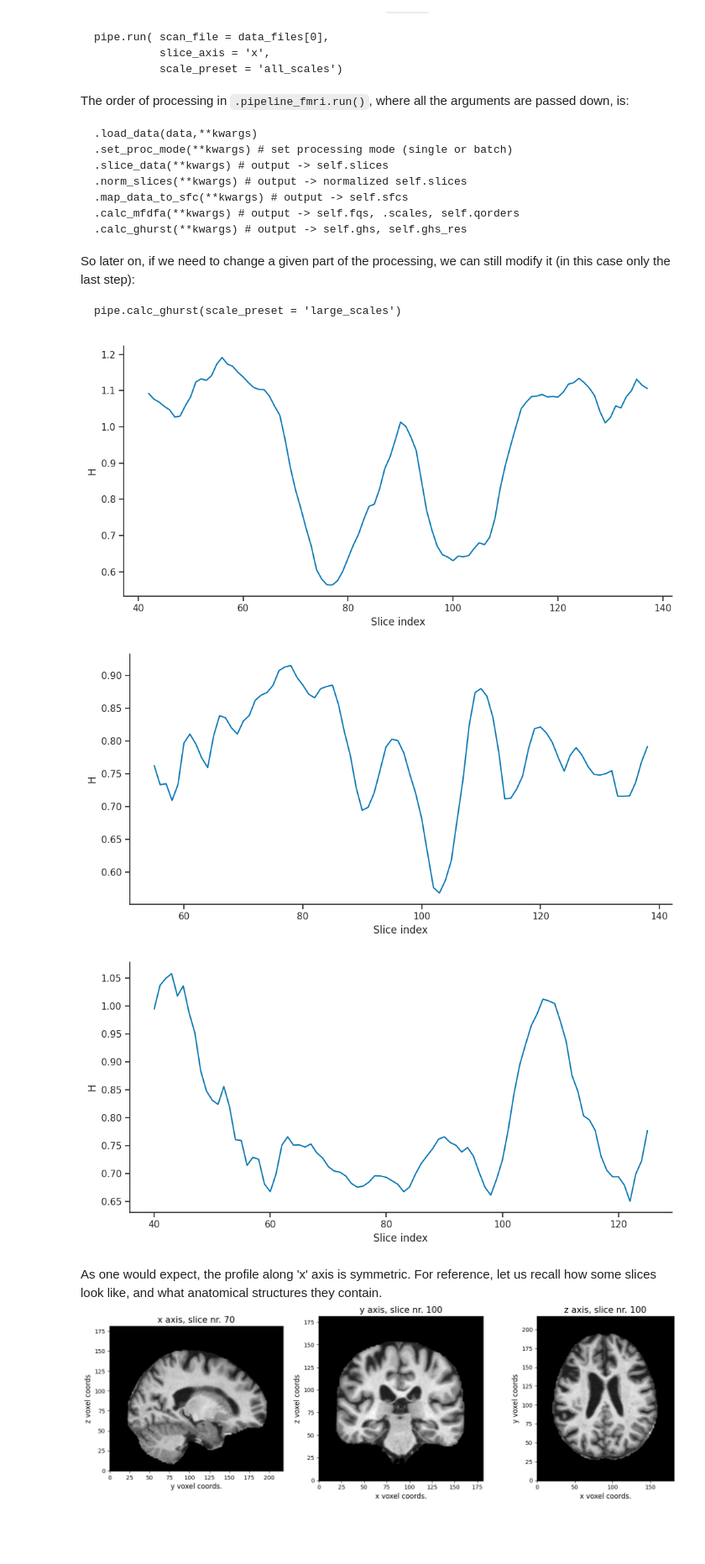
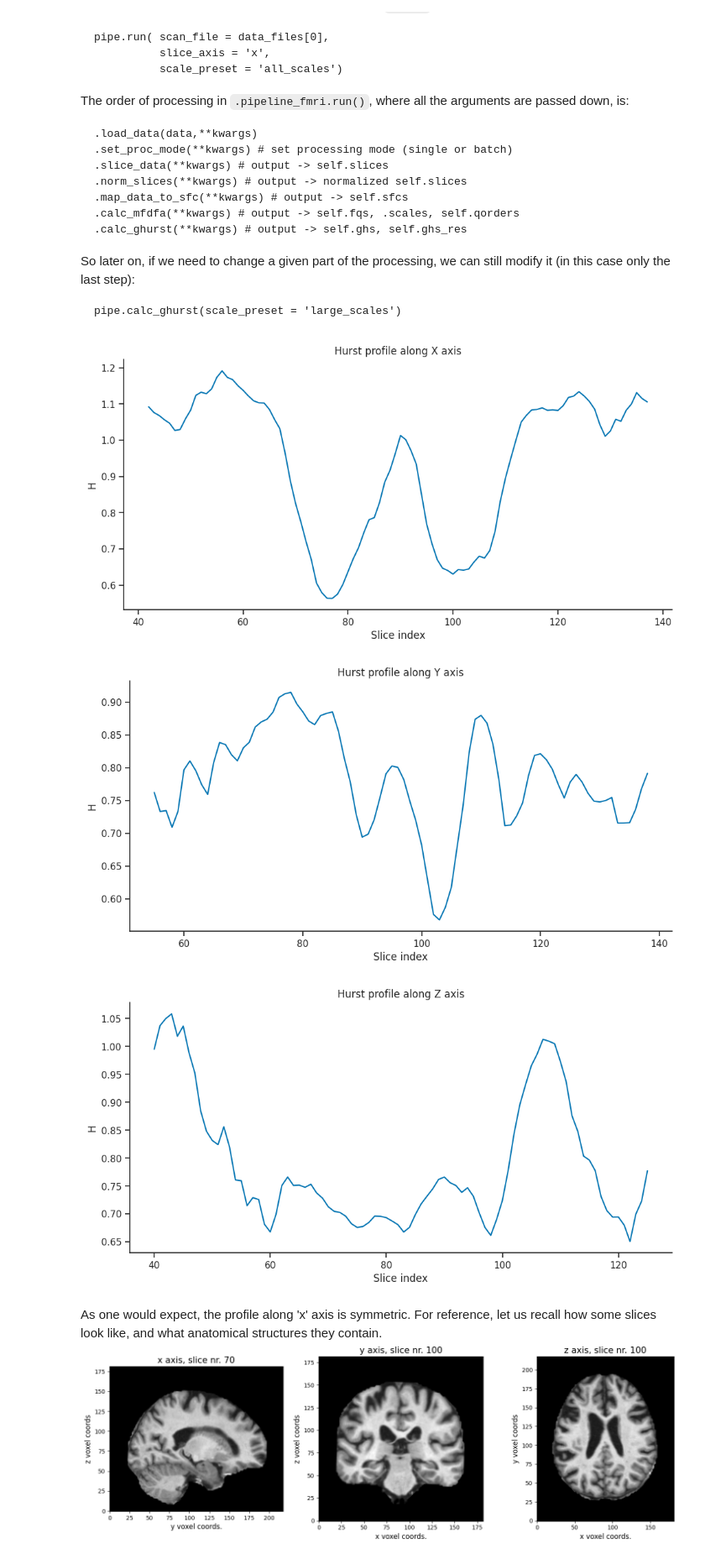
Before and after one commit to Mark-Kac-Center/MFSCA, a Jupyter notebook: Workshop.ipynb, the cells around one changed output. Shown at 84% size. Drawn from its saved outputs; the diff is of its cells as text; code cells hidden in the pictures; blank space fills up the shorter version.

```diff
--- a/Workshop.ipynb
+++ b/Workshop.ipynb
@@ -719,24 +656,23 @@ for axis in axes:
         })
 
 data_df = pd.DataFrame(profiles)
-
-
-# Create separate lineplots for each axis
-for axis in axes:
-    g = sns.relplot(
-        data=data_df[data_df["axis"] == axis],
-        x="slice_ix",
-        y="hurst_value",
-        kind="line",
-        aspect=2
-    )
-    g.set_axis_labels("Slice index", "H")
-    g.set_titles(f"Hurst profile along {axis.upper()} axis")
-    plt.show()
-# %% [output]
-[figure, removed]
-[figure, removed]
-[figure, removed]
+# %%
+# Create separate lineplots for each axis
+for axis in axes:
+    g = sns.relplot(
+        data=data_df[data_df["axis"] == axis],
+        x="slice_ix",
+        y="hurst_value",
+        kind="line",
+        aspect=2
+    )
+    g.set_axis_labels("Slice index", "H")
+    g.ax.set_title(f"Hurst profile along {axis.upper()} axis")
+    plt.show()
+# %% [output]
+[figure, added]
+[figure, added]
+[figure, added]
 # %% [markdown]
 As one would expect, the profile along 'x' axis is symmetric. For reference, let us recall how some slices look like, and what anatomical structures they contain.
 ![image.png](embedded-picture-1)
```
Also changed, not shown: parts of 15 cells of this notebook.
